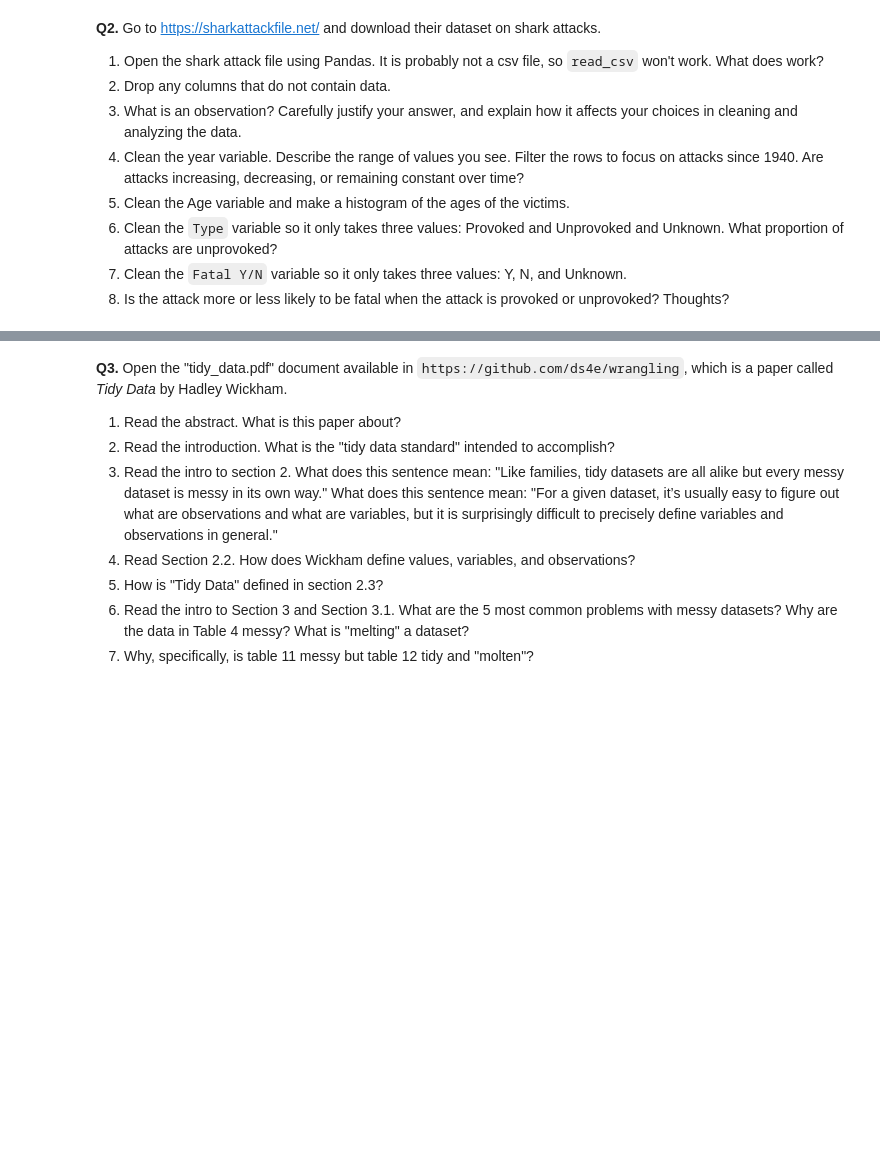
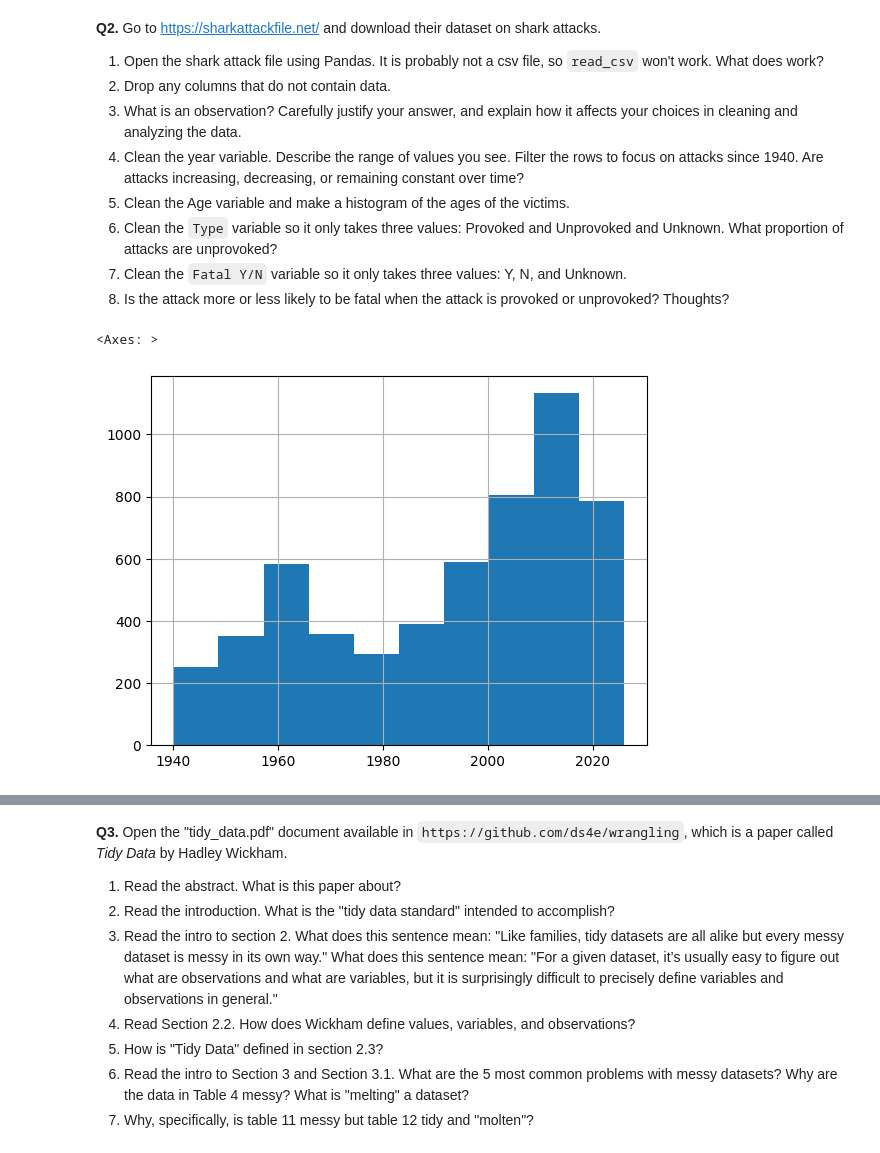
Before and after one commit to kayleendo/programming, a Jupyter notebook: assignment/01_assignment_wrangling_and_eda.ipynb, the cells around one changed output, grey strips where cells are left out. Saved outputs shown, nothing was run; the diff lists cells and outputs as text; code cells hidden in the pictures; blank space fills up the shorter version.

```diff
--- a/assignment/01_assignment_wrangling_and_eda.ipynb
+++ b/assignment/01_assignment_wrangling_and_eda.ipynb
@@ -121,3 +122,31 @@ Computing the median rating this way might be bias because it disregards the air
 6. Clean the `Type` variable so it only takes three values: Provoked and Unprovoked and Unknown. What proportion of attacks are unprovoked?
 7. Clean the `Fatal Y/N` variable so it only takes three values: Y, N, and Unknown.
 8. Is the attack more or less likely to be fatal when the attack is provoked or unprovoked? Thoughts?
+# %%
+# 1
+df = pd.read_excel('GSAF5.xls')
+
+
+# 2
+df = df.dropna(axis=1, how='all')
+# All of the columns have some kind of data value, which means that we are unable to drop them
+
+
+# 3
+# There are a lot of missing or null values in this data set. I also see that a lot of the data values are not consistent (ex. In 'Fatal Y/N'
+# there are values other than Y, N, and Unknown). This means that we have clean each column to ensure that the data values
+# are consistent with one another.
+
+# 4
+df['Year'] = df['Year'].astype('Int64')
+df['Year'] = df['Year'].replace(0, np.nan)
+# The values range from 2026.0 to 0.0
+# I decided to clean this variable by making all the values integers and making the values of 0 to NaN
+
+df1940 = df[df['Year'] >= 1940]
+df1940['Year'].hist()
+# It seems like attachs have been steadily increasing since 1940, with a spike in attacks
+# between 1950 to 1870 and 2010 to 2020.
+# %% [output]
+<Axes: >
+[figure, added]
```
Also changed, not shown: parts of 20 cells of this notebook.
